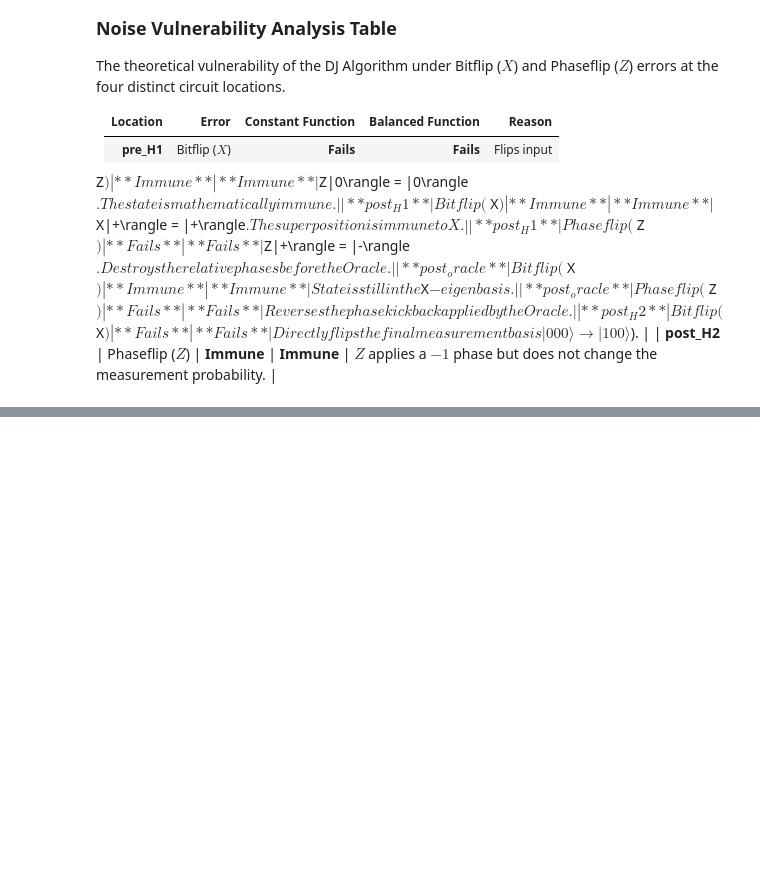
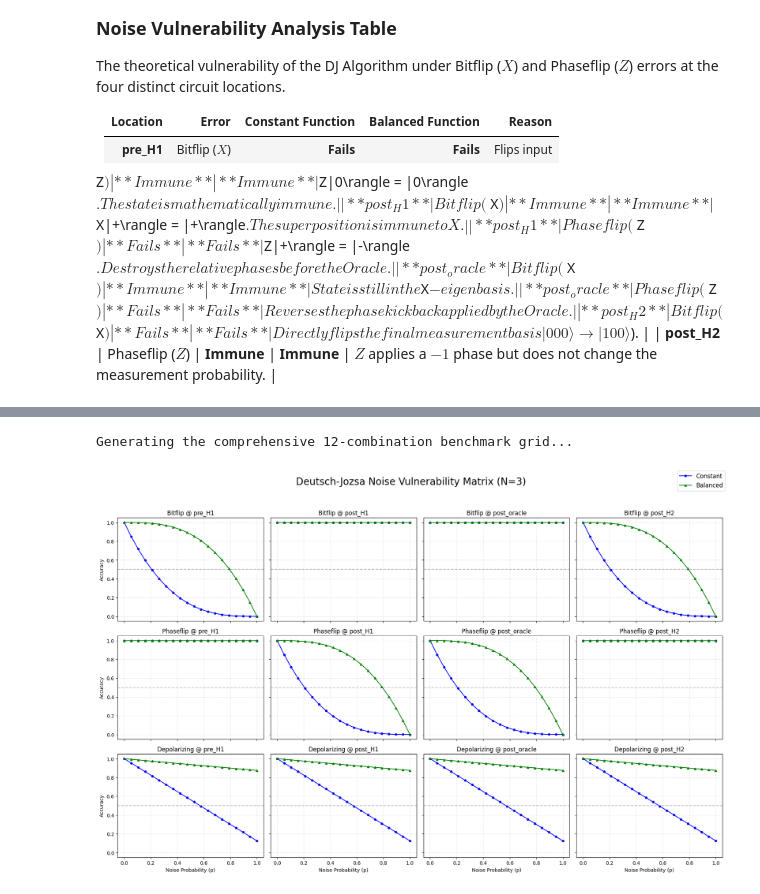
Before and after one commit to shanidhaya/simulating-quantum-computer, a Jupyter notebook: summary.ipynb, the cells around one changed output, grey strips where cells are left out. Drawn from its saved outputs; the diff is of its cells as text; code cells hidden in the pictures; blank space fills up the shorter version.

```diff
--- a/summary.ipynb
+++ b/summary.ipynb
@@ -487,0 +480,8 @@ plot_joint_benchmark(n=3, channel=[bitflip_channel, phaseflip_channel], loc="pre
+# %%
+from noise_analysis_dj import plot_all_combinations
+
+print("Generating the comprehensive 12-combination benchmark grid...")
+plot_all_combinations(n=3, num_points=20)
+# %% [output]
+Generating the comprehensive 12-combination benchmark grid...
+[figure, added]
```
Also changed, not shown: parts of 11 cells of this notebook, 3 other files.
